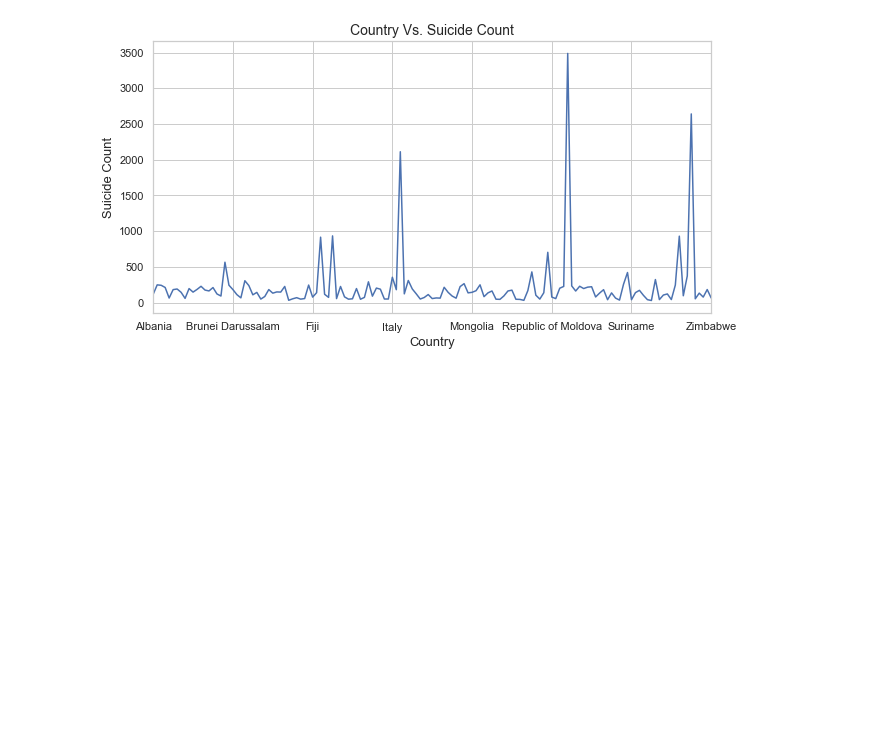
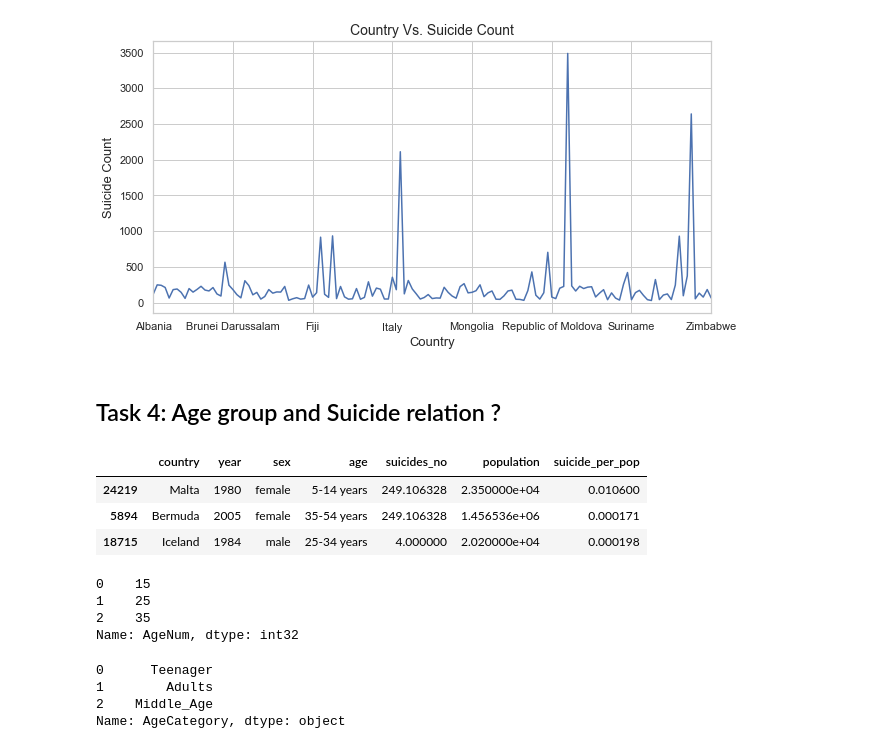
Before and after one commit to lakshyab20/Suicide_Data_Analysis-Prediction, a Jupyter notebook: Suicide_Data_Analysis-Prediction.ipynb, the cells around one changed output. Saved outputs shown, nothing was run; the diff lists cells and outputs as text; code cells hidden in the pictures; blank space fills up the shorter version.

Commit message:
Task 4

```diff
--- a/Suicide_Data_Analysis-Prediction.ipynb
+++ b/Suicide_Data_Analysis-Prediction.ipynb
@@ -270,3 +270,51 @@ plt.ylabel('Suicide Count',fontsize = 13)
 # %% [output]
 Text(0, 0.5, 'Suicide Count')
 [figure]
+# %% [markdown]
+## Task 4: Age group and Suicide relation ?
+# %%
+smp=data.sample(3)
+# %%
+smp
+# %% [output]
+|  | country | year | sex | age | suicides_no | population | suicide_per_pop |
+| 24219 | Malta | 1980 | female | 5-14 years | 249.106328 | 2.350000e+04 | 0.010600 |
+| 5894 | Bermuda | 2005 | female | 35-54 years | 249.106328 | 1.456536e+06 | 0.000171 |
+| 18715 | Iceland | 1984 | male | 25-34 years | 4.000000 | 2.020000e+04 | 0.000198 |
+# %%
+# grabs first 2 chars from Age Column
+data['AgeNum'] = data['age'].str[:2]
+
+# remove all instances of dash -
+data['AgeNum'] = data['AgeNum'].map(lambda x: x.replace('-',''))
+
+# now, convert it to type int (not Object)
+data['AgeNum'] = data['AgeNum'].astype(int)
+
+data['AgeNum'].head(3)
+# %% [output]
+0    15
+1    25
+2    35
+Name: AgeNum, dtype: int32
+# %%
+# creates Age Categories
+def AgeGroup(x):
+    if(x >= 60):
+        return "Old"
+    elif(x >= 30):
+        return "Middle_Age"
+    elif(x >= 18):
+        return "Adults"
+    else:
+        return "Teenager"
+# Map each row in the Col to the AgeGroup Method
+data['AgeCategory'] = data['AgeNum'].map(lambda x: AgeGroup(x))
+# convert it back to type String
+data['AgeCategory'] = data['AgeCategory'].astype(str)
+data['AgeCategory'].head(3)
+# %% [output]
+0      Teenager
+1        Adults
+2    Middle_Age
+Name: AgeCategory, dtype: object
```
